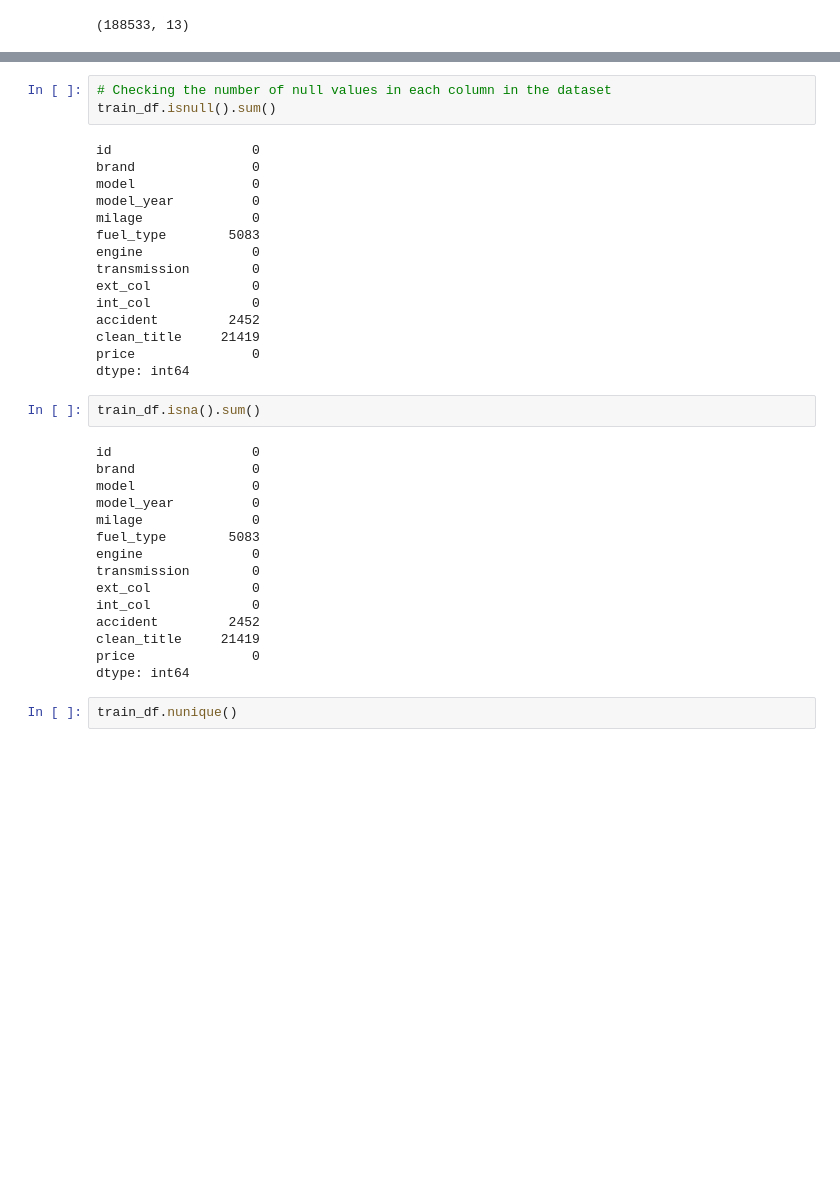
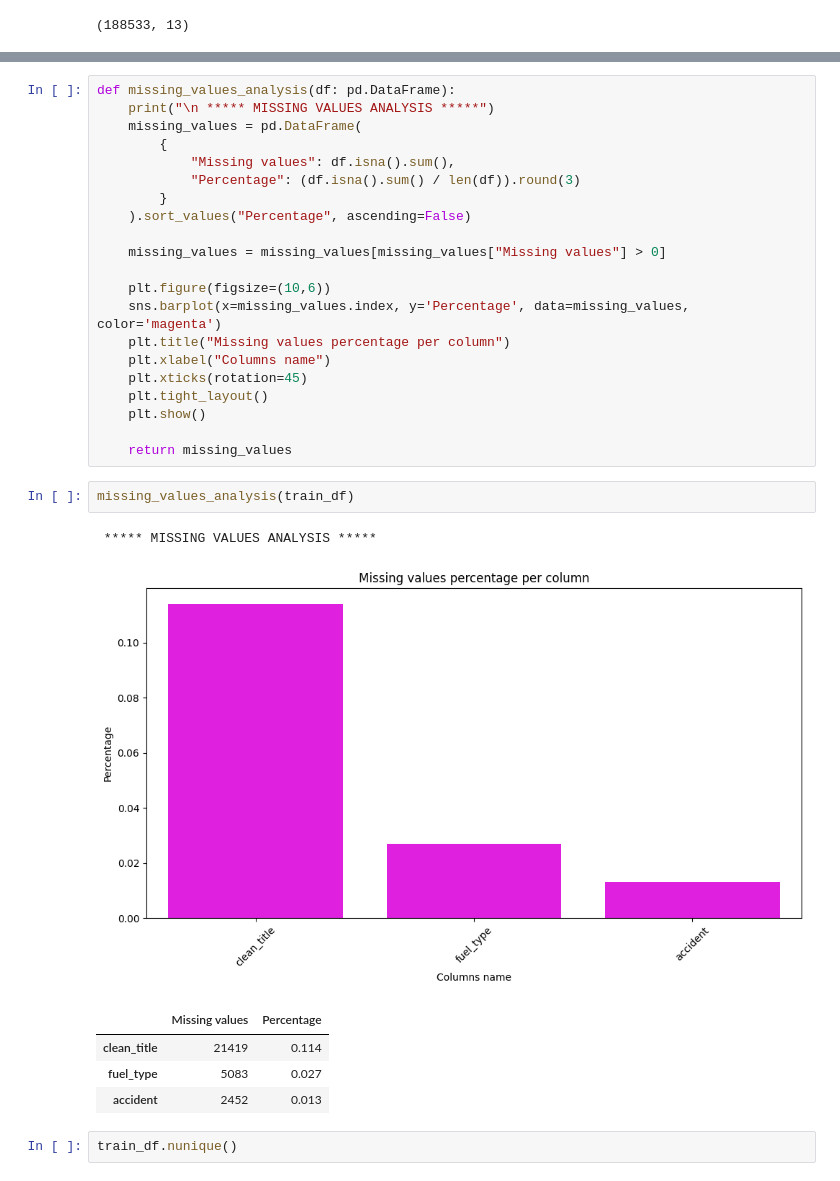
Before and after one commit to MarvicCCV/Regression-of-Used-Car-Prices, a Jupyter notebook: Regression of Used Car Basic Implementation.ipynb, the cells around one changed output, grey strips where cells are left out. Drawn from its saved outputs; the diff is of its cells as text; blank space fills up the shorter version.

```diff
--- a/Regression of Used Car Basic Implementation.ipynb
+++ b/Regression of Used Car Basic Implementation.ipynb
@@ -52,38 +91,33 @@ dtype: object
+# %%
+def missing_values_analysis(df: pd.DataFrame):
+    print("\n ***** MISSING VALUES ANALYSIS *****")
+    missing_values = pd.DataFrame(
+        {
+            "Missing values": df.isna().sum(),
+            "Percentage": (df.isna().sum() / len(df)).round(3)
+        }
+    ).sort_values("Percentage", ascending=False)
+
+    missing_values = missing_values[missing_values["Missing values"] > 0]
+
+    plt.figure(figsize=(10,6))
+    sns.barplot(x=missing_values.index, y='Percentage', data=missing_values, color='magenta')
+    plt.title("Missing values percentage per column")
+    plt.xlabel("Columns name")
+    plt.xticks(rotation=45)
+    plt.tight_layout()
+    plt.show()
+
+    return missing_values
 # %%
-# Checking the number of null values in each column in the dataset
-train_df.isnull().sum()
+missing_values_analysis(train_df)
 # %% [output]
-id                  0
-brand               0
-model               0
-model_year          0
-milage              0
-fuel_type        5083
-engine              0
-transmission        0
-ext_col             0
-int_col             0
-accident         2452
-clean_title     21419
-price               0
-dtype: int64
+ ***** MISSING VALUES ANALYSIS *****
+[figure, added]
+|  | Missing values | Percentage |
+| clean_title | 21419 | 0.114 |
+| fuel_type | 5083 | 0.027 |
+| accident | 2452 | 0.013 |
-# %%
-train_df.isna().sum()
-# %% [output]
-id                  0
-brand               0
-model               0
-model_year          0
-milage              0
-fuel_type        5083
-engine              0
-transmission        0
-ext_col             0
-int_col             0
-accident         2452
-clean_title     21419
-price               0
-dtype: int64
 # %%
 train_df.nunique()
 # %% [output]
```
Also changed, not shown: parts of 53 cells of this notebook, 7 other files.
